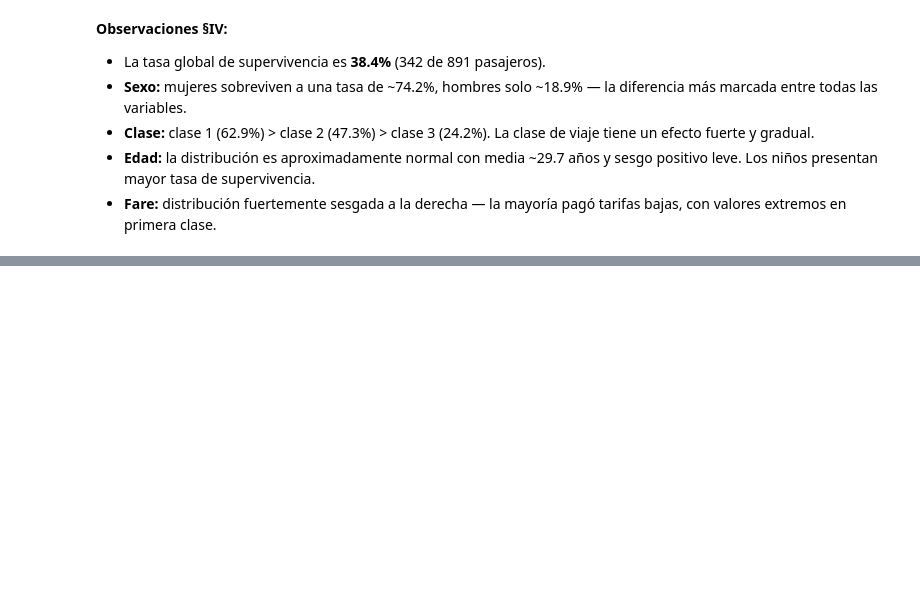
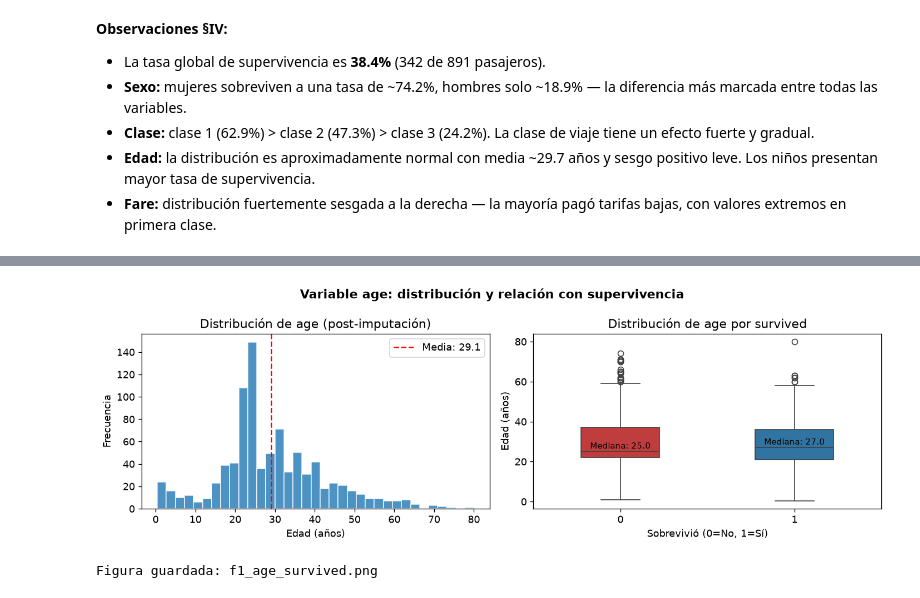
Before and after one commit to k1ngdom0fbullsh1t/proyecto-grupo4-mcdi503, a Jupyter notebook: notebooks/fase1/F1_EDA_Titanic.ipynb, the cells around one changed output, grey strips where cells are left out. Drawn from its saved outputs; the diff is of its cells as text; code cells hidden in the pictures; blank space fills up the shorter version.

```diff
--- a/notebooks/fase1/F1_EDA_Titanic.ipynb
+++ b/notebooks/fase1/F1_EDA_Titanic.ipynb
@@ -699,0 +541,31 @@ bivariada, decisiones de limpieza y transformación, y generación de hallazgos
+# %%
+# § VI.2 — Distribución de age por survived (post-imputación)
+fig, axes = plt.subplots(1, 2, figsize=(12, 4))
+
+axes[0].hist(df['age'], bins=35, color='#1f77b4', edgecolor='white', alpha=0.8)
+axes[0].set_title('Distribución de age (post-imputación)')
+axes[0].set_xlabel('Edad (años)')
+axes[0].set_ylabel('Frecuencia')
+axes[0].axvline(df['age'].mean(), color='red', linestyle='--',
+                label=f"Media: {df['age'].mean():.1f}")
+axes[0].legend()
+
+sns.boxplot(x='survived', y='age', hue='survived', data=df,
+            palette={0: '#d62728', 1: '#1f77b4'}, legend=False,
+            ax=axes[1], width=0.45)
+medianas = df.groupby('survived')['age'].median()
+for x_val, med in medianas.items():
+    axes[1].text(x_val, med + 1.5, f'Mediana: {med:.1f}', ha='center', fontsize=9)
+axes[1].set_title('Distribución de age por survived')
+axes[1].set_xlabel('Sobrevivió (0=No, 1=Sí)')
+axes[1].set_ylabel('Edad (años)')
+
+plt.suptitle('Variable age: distribución y relación con supervivencia',
+             fontsize=13, fontweight='bold')
+plt.tight_layout()
+plt.savefig('../../reports/figures/f1_age_survived.png', bbox_inches='tight')
+plt.show()
+print("Figura guardada: f1_age_survived.png")
+# %% [output]
+[figure, added]
+Figura guardada: f1_age_survived.png
```
Also changed, not shown: parts of 36 cells of this notebook, 3 other files.
